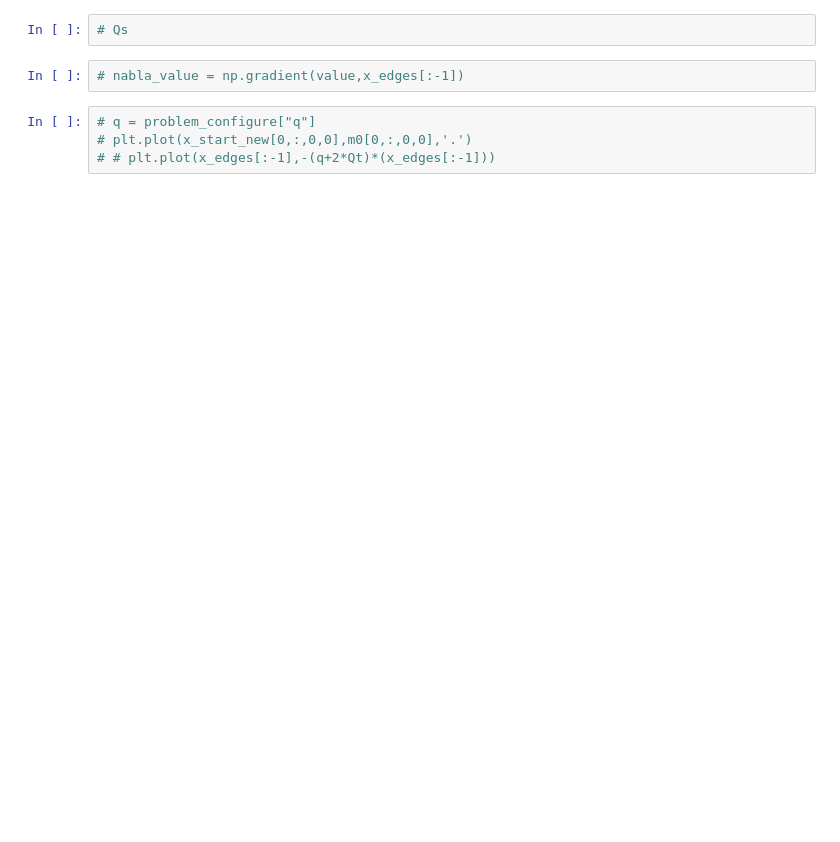
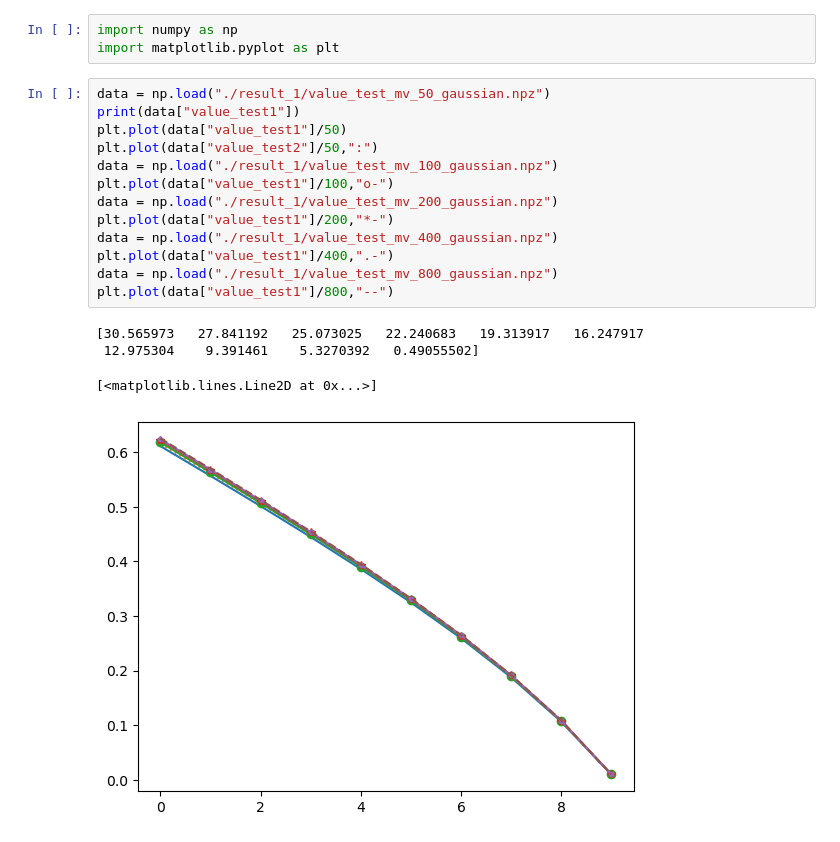
Before and after one commit to Lyuliyao/Adam_CBO_Control, a Jupyter notebook: mean_field/result.ipynb, the cells around one changed output. Cells and saved outputs as stored; diff of their text form; blank space fills up the shorter version.

```diff
--- a/mean_field/result.ipynb
+++ b/mean_field/result.ipynb
@@ -123,8 +1,21 @@ x_min = x_edges[:-1]+(x_edges[1]-x_edges[0])/2
-# %%
-# Qs
-# %%
-# nabla_value = np.gradient(value,x_edges[:-1])
-# %%
-# q = problem_configure["q"]
-# plt.plot(x_start_new[0,:,0,0],m0[0,:,0,0],'.')
-# # plt.plot(x_edges[:-1],-(q+2*Qt)*(x_edges[:-1]))
+# %%
+import numpy as np
+import matplotlib.pyplot as plt
+# %%
+data = np.load("./result_1/value_test_mv_50_gaussian.npz")
+print(data["value_test1"])
+plt.plot(data["value_test1"]/50)
+plt.plot(data["value_test2"]/50,":")
+data = np.load("./result_1/value_test_mv_100_gaussian.npz")
+plt.plot(data["value_test1"]/100,"o-")
+data = np.load("./result_1/value_test_mv_200_gaussian.npz")
+plt.plot(data["value_test1"]/200,"*-")
+data = np.load("./result_1/value_test_mv_400_gaussian.npz")
+plt.plot(data["value_test1"]/400,".-")
+data = np.load("./result_1/value_test_mv_800_gaussian.npz")
+plt.plot(data["value_test1"]/800,"--")
+# %% [output]
+[30.565973   27.841192   25.073025   22.240683   19.313917   16.247917
+ 12.975304    9.391461    5.3270392   0.49055502]
+[<matplotlib.lines.Line2D at 0x...>]
+[figure, added]
```
Also changed, not shown: parts of 19 cells of this notebook.
